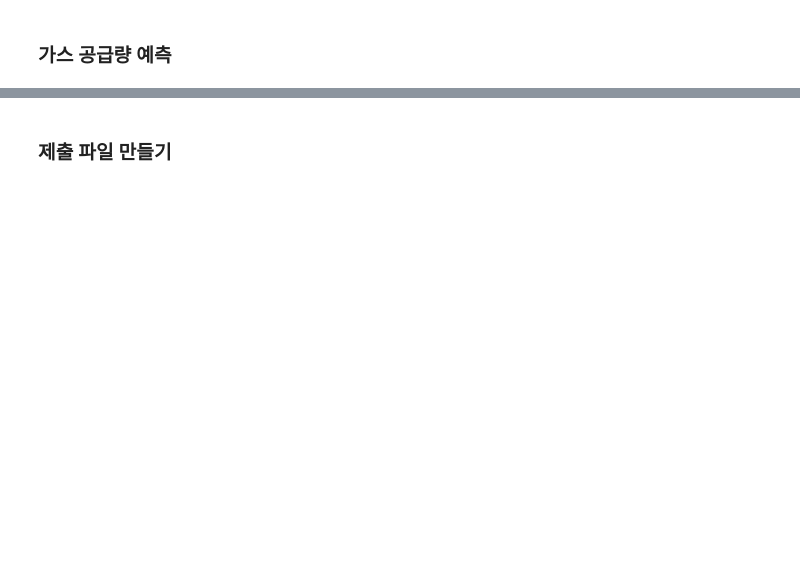
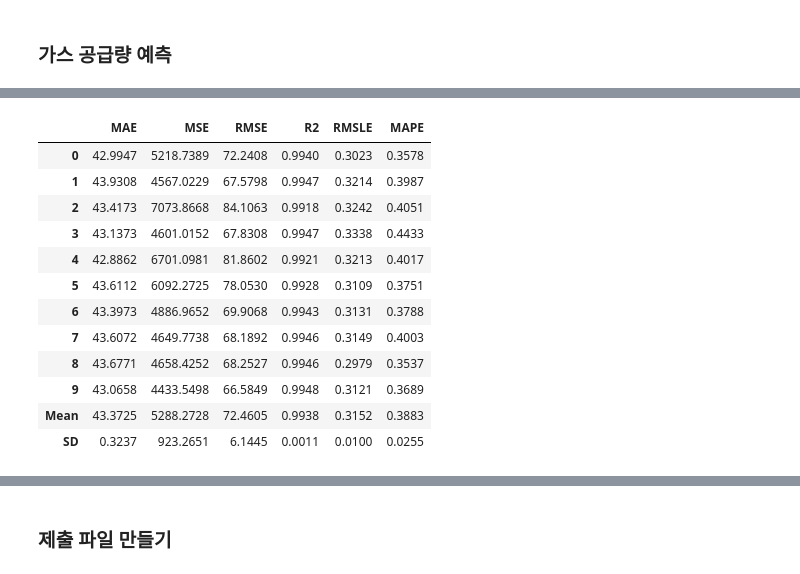
Before and after one commit to kbjung/LikeLion_13th_DataCourse, a Jupyter notebook: TP02/07_결과_출력/07-05_결과_출력(pycaret)_ver0.4(2021.11.16).ipynb, the cells around one changed output, grey strips where cells are left out. Drawn from its saved outputs; the diff is of its cells as text; code cells hidden in the pictures; blank space fills up the shorter version.

```diff
--- a/TP02/07_결과_출력/07-05_결과_출력(pycaret)_ver0.4(2021.11.16).ipynb
+++ b/TP02/07_결과_출력/07-05_결과_출력(pycaret)_ver0.4(2021.11.16).ipynb
@@ -290,3 +415,17 @@ tuned_xgb = tune_model(xgb)
 # %%
 %%time
-blend_model = blend_models(estimators=[tuned_cat, tuned_lgbm, tuned_xgb])
+blend_model = blend_models(estimator_list=[tuned_cat, tuned_lgbm, tuned_xgb])
+# %% [output]
+|  | MAE | MSE | RMSE | R2 | RMSLE | MAPE |
+| 0 | 42.9947 | 5218.7389 | 72.2408 | 0.9940 | 0.3023 | 0.3578 |
+| 1 | 43.9308 | 4567.0229 | 67.5798 | 0.9947 | 0.3214 | 0.3987 |
+| 2 | 43.4173 | 7073.8668 | 84.1063 | 0.9918 | 0.3242 | 0.4051 |
+| 3 | 43.1373 | 4601.0152 | 67.8308 | 0.9947 | 0.3338 | 0.4433 |
+| 4 | 42.8862 | 6701.0981 | 81.8602 | 0.9921 | 0.3213 | 0.4017 |
+| 5 | 43.6112 | 6092.2725 | 78.0530 | 0.9928 | 0.3109 | 0.3751 |
+| 6 | 43.3973 | 4886.9652 | 69.9068 | 0.9943 | 0.3131 | 0.3788 |
+| 7 | 43.6072 | 4649.7738 | 68.1892 | 0.9946 | 0.3149 | 0.4003 |
+| 8 | 43.6771 | 4658.4252 | 68.2527 | 0.9946 | 0.2979 | 0.3537 |
+| 9 | 43.0658 | 4433.5498 | 66.5849 | 0.9948 | 0.3121 | 0.3689 |
+| Mean | 43.3725 | 5288.2728 | 72.4605 | 0.9938 | 0.3152 | 0.3883 |
+| SD | 0.3237 | 923.2651 | 6.1445 | 0.0011 | 0.0100 | 0.0255 |
```
Also changed, not shown: parts of 20 cells of this notebook, 10 other files.
